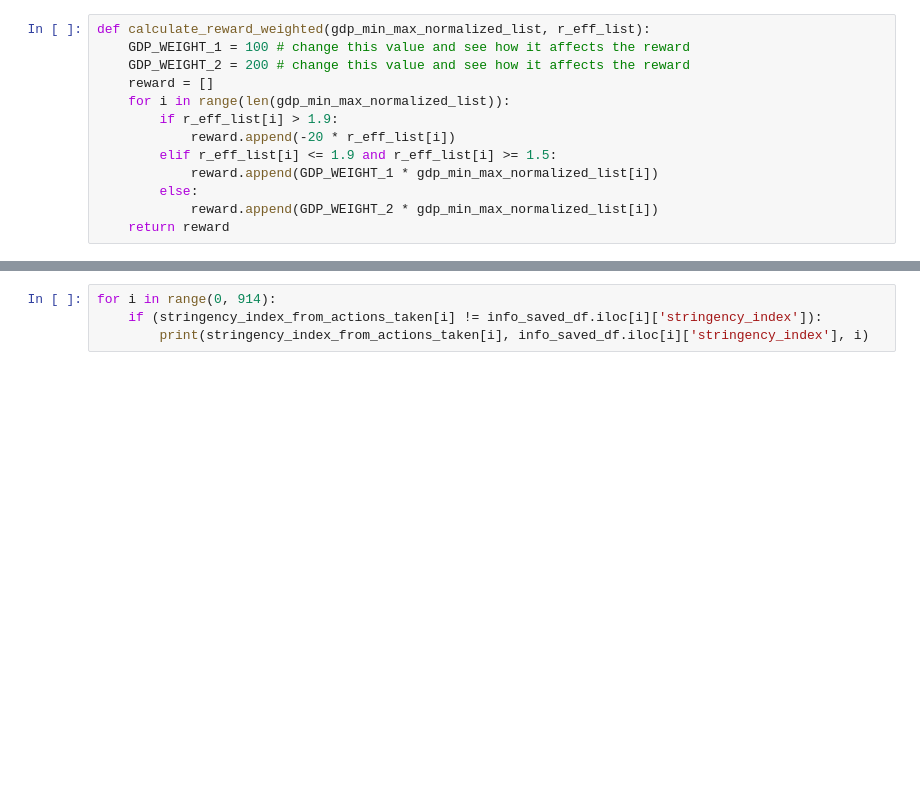
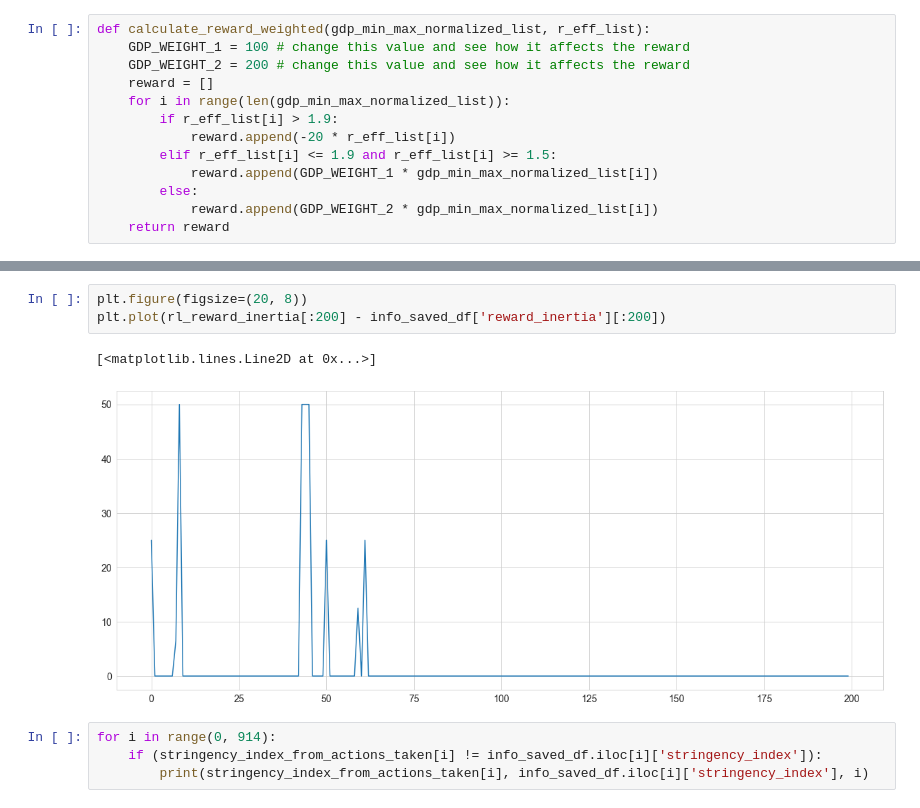
Before and after one commit to psymbio/sir_rl, a Jupyter notebook: 02_data_calibration_final.ipynb, the cells around one changed output, grey strips where cells are left out. Drawn from its saved outputs; the diff is of its cells as text; blank space fills up the shorter version.

```diff
--- a/02_data_calibration_final.ipynb
+++ b/02_data_calibration_final.ipynb
@@ -1032,3 +1039,9 @@ plt.plot(info_saved_df['reward_inertia'][:200])
+# %%
+plt.figure(figsize=(20, 8))
+plt.plot(rl_reward_inertia[:200] - info_saved_df['reward_inertia'][:200])
+# %% [output]
+[<matplotlib.lines.Line2D at 0x...>]
+[figure, added]
 # %%
 for i in range(0, 914):
     if (stringency_index_from_actions_taken[i] != info_saved_df.iloc[i]['stringency_index']):
```
Also changed, not shown: parts of 8 cells of this notebook, 37 other files.
